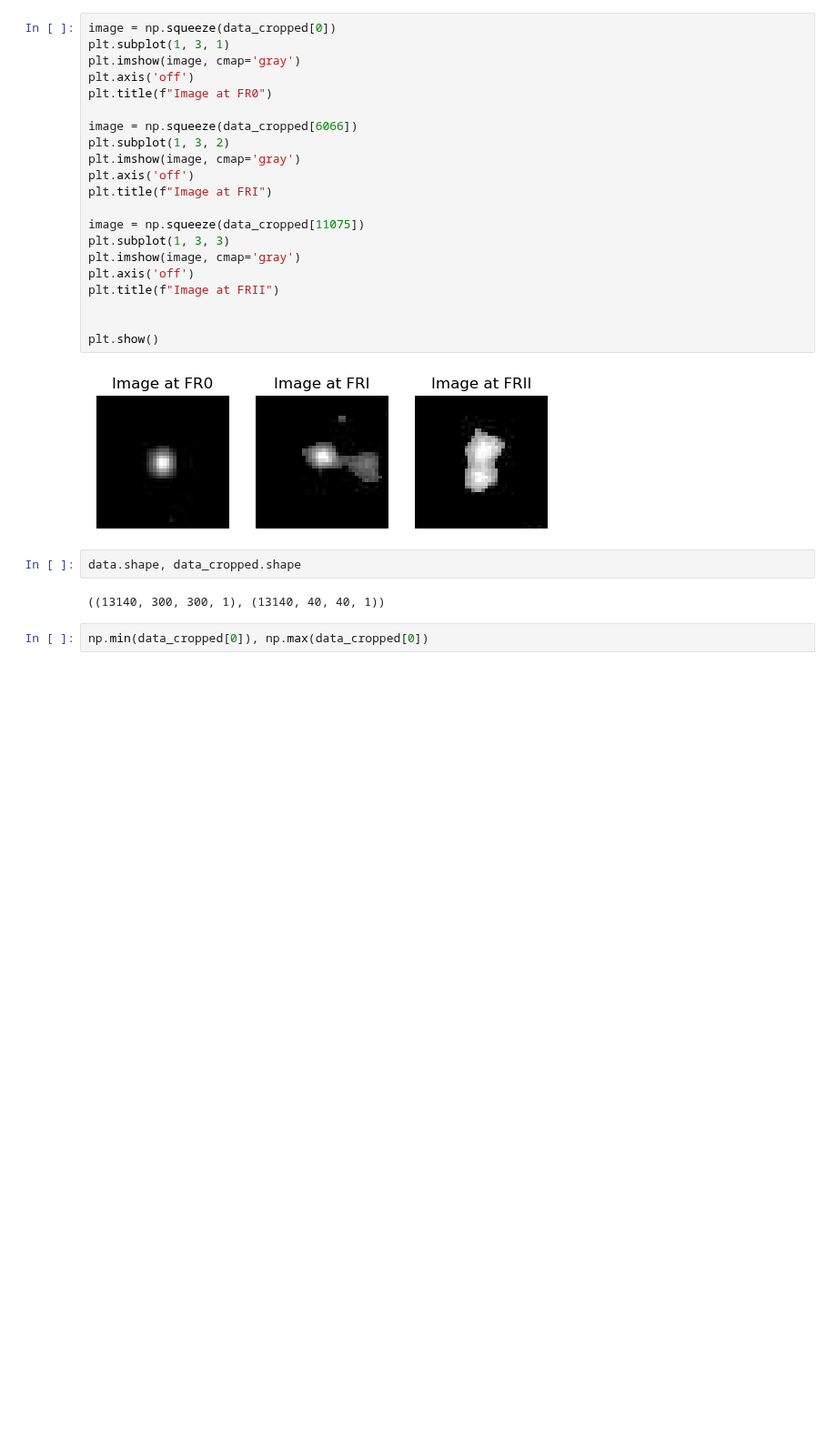
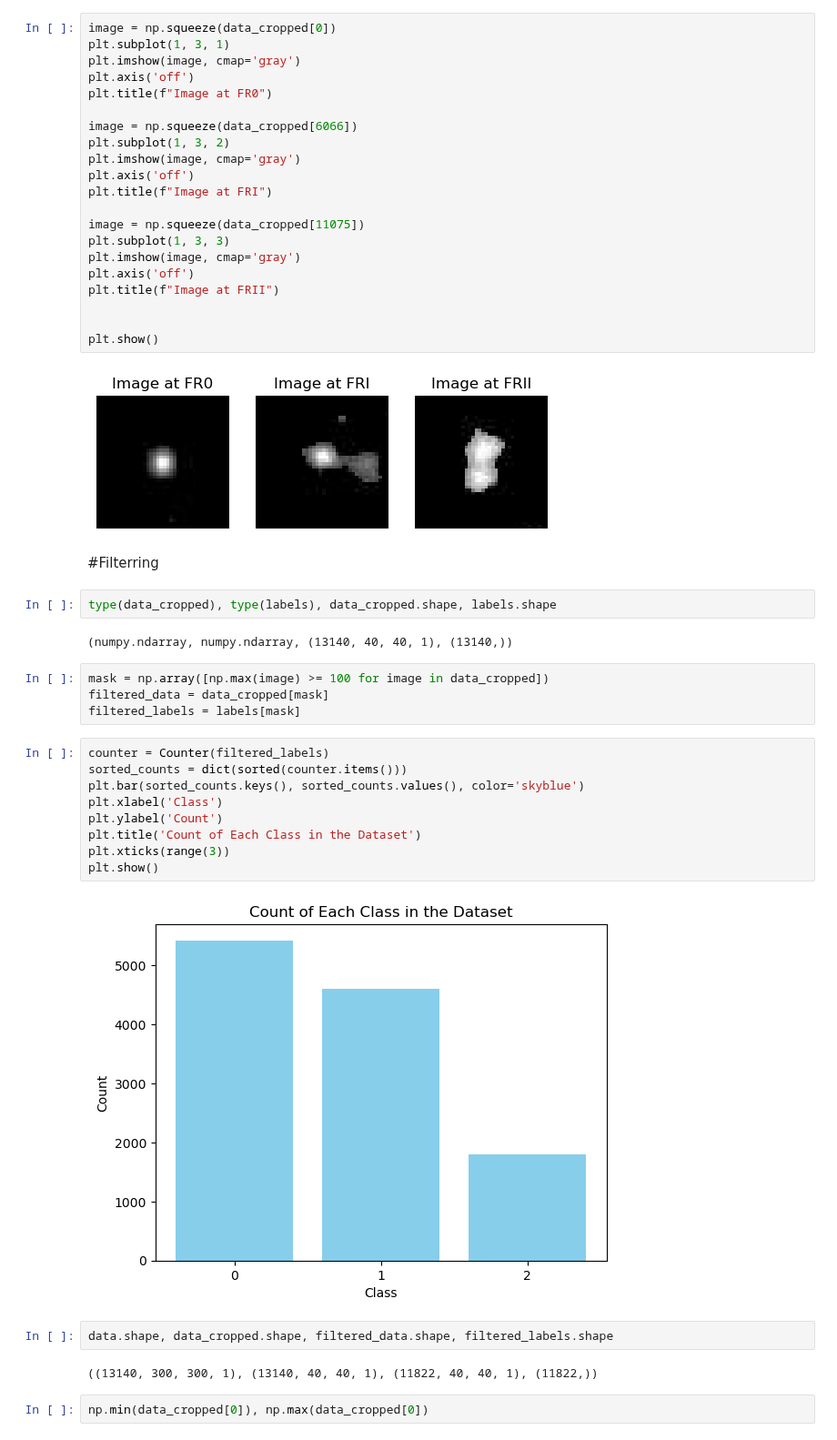
Before and after one commit to FaridRash/DATA-MINING-MACHINE-LEARNING-semester-2-, a Jupyter notebook: The Final Project/Notebooks/Farid/Farid_CNN_linux.ipynb, the cells around one changed output. Shown at 91% size. Cells and saved outputs as stored; diff of their text form; blank space fills up the shorter version.

```diff
--- a/The Final Project/Notebooks/Farid/Farid_CNN_linux.ipynb
+++ b/The Final Project/Notebooks/Farid/Farid_CNN_linux.ipynb
@@ -156,10 +179,31 @@ plt.title(f"Image at FRII")
 plt.show()
 # %% [output]
 [figure]
+# %% [markdown]
+#Filterring
+# %%
+type(data_cropped), type(labels), data_cropped.shape, labels.shape
+# %% [output]
+(numpy.ndarray, numpy.ndarray, (13140, 40, 40, 1), (13140,))
+# %%
+mask = np.array([np.max(image) >= 100 for image in data_cropped])
+filtered_data = data_cropped[mask]
+filtered_labels = labels[mask]
+# %%
+counter = Counter(filtered_labels)
+sorted_counts = dict(sorted(counter.items()))
+plt.bar(sorted_counts.keys(), sorted_counts.values(), color='skyblue')
+plt.xlabel('Class')
+plt.ylabel('Count')
+plt.title('Count of Each Class in the Dataset')
+plt.xticks(range(3))
+plt.show()
+# %% [output]
+[figure, added]
 # %%
-data.shape, data_cropped.shape
+data.shape, data_cropped.shape, filtered_data.shape, filtered_labels.shape
 # %% [output]
-((13140, 300, 300, 1), (13140, 40, 40, 1))
+((13140, 300, 300, 1), (13140, 40, 40, 1), (11822, 40, 40, 1), (11822,))
 # %%
 np.min(data_cropped[0]), np.max(data_cropped[0])
 # %% [output]
```
Also changed, not shown: parts of 27 cells of this notebook.
